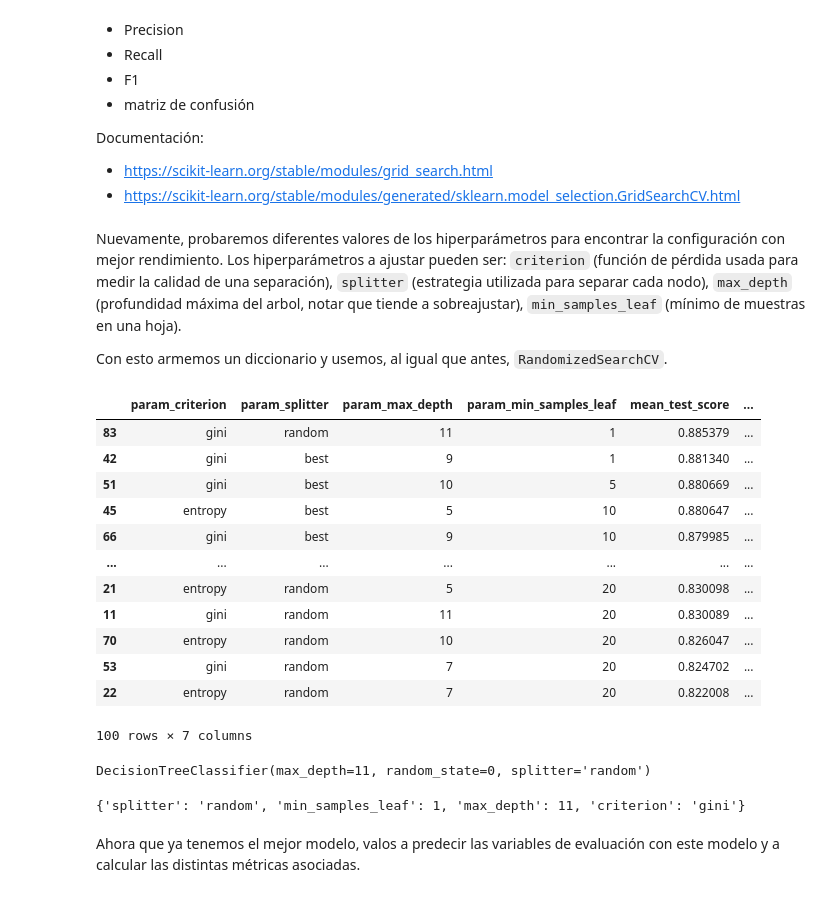
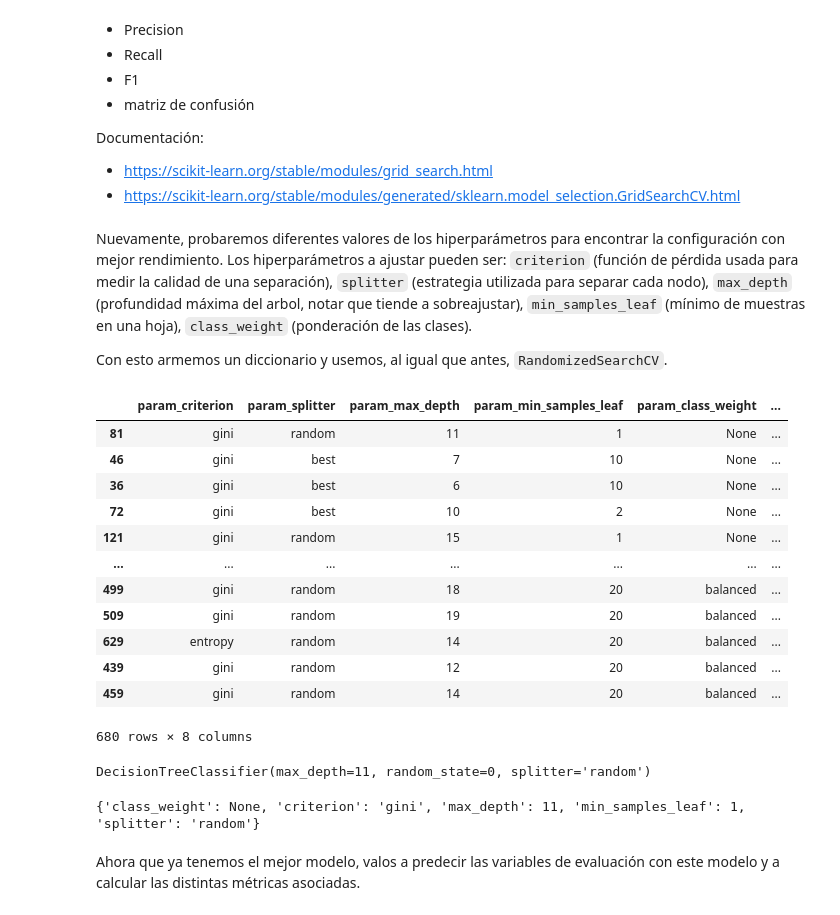
Before and after one commit to gonzaloangaut/DiploDatos, a Jupyter notebook: IAA/Entregables/Lab 2.ipynb, the cells around one changed output. Cells and saved outputs as stored; diff of their text form; code cells hidden in the pictures.

```diff
--- a/IAA/Entregables/Lab 2.ipynb
+++ b/IAA/Entregables/Lab 2.ipynb
@@ -422,7 +423,7 @@ Documentación:
 - https://scikit-learn.org/stable/modules/grid_search.html
 - https://scikit-learn.org/stable/modules/generated/sklearn.model_selection.GridSearchCV.html
 # %% [markdown]
-Nuevamente, probaremos diferentes valores de los hiperparámetros para encontrar la configuración con mejor rendimiento. Los hiperparámetros a ajustar pueden ser: `criterion` (función de pérdida usada para medir la calidad de una separación), `splitter` (estrategia utilizada para separar cada nodo), `max_depth` (profundidad máxima del arbol, notar que tiende a sobreajustar), `min_samples_leaf` (mínimo de muestras en una hoja).
+Nuevamente, probaremos diferentes valores de los hiperparámetros para encontrar la configuración con mejor rendimiento. Los hiperparámetros a ajustar pueden ser: `criterion` (función de pérdida usada para medir la calidad de una separación), `splitter` (estrategia utilizada para separar cada nodo), `max_depth` (profundidad máxima del arbol, notar que tiende a sobreajustar), `min_samples_leaf` (mínimo de muestras en una hoja), `class_weight` (ponderación de las clases).
 
 Con esto armemos un diccionario y usemos, al igual que antes, `RandomizedSearchCV`.
 # %%
@@ -432,52 +433,48 @@ param_dist_tree = {
     'splitter': ['best', 'random'],
     'max_depth': range(3, 20),
     'min_samples_leaf': [1, 2, 5, 10, 20],
+    'class_weight': [None, 'balanced'],
 }
 # %%
+from sklearn.model_selection import GridSearchCV
 # Instanciamos el modelo con semilla fijada a 0 y el resto de los valores por omisión
 model_tree = tree.DecisionTreeClassifier(random_state=0)
 
-# Instanciamos la busqueda de parámetros
-cv_tree = RandomizedSearchCV(
-    model_tree,
-    param_dist_tree,
-    n_iter=100,
-    cv=5,
-    #scoring='f1',
-    random_state=0
-)
+# Instanciamos la busqueda de parámetros en grilla
+cv_tree = GridSearchCV(model_tree, param_dist_tree, cv=5)
 
 # Entrenamos con los datos de entrenamiento
 cv_tree.fit(X_train, y_train);
 # %%
 # Hacemos un DataFrame con los resultados para los intentos
 cv_results_tree = pd.DataFrame(cv_tree.cv_results_)
 
 # Mostrar accuracy media y desviación estándar
 
 cv_results_tree[[
     'param_criterion',
     'param_splitter',
     'param_max_depth',
     'param_min_samples_leaf',
+    'param_class_weight',
     'mean_test_score',
     'std_test_score',
     'rank_test_score'
 ]].sort_values(by='mean_test_score', ascending=False)
 # %% [output]
-|  | param_criterion | param_splitter | param_max_depth | param_min_samples_leaf | mean_test_score | ... |
-| 83 | gini | random | 11 | 1 | 0.885379 | ... |
-| 42 | gini | best | 9 | 1 | 0.881340 | ... |
-| 51 | gini | best | 10 | 5 | 0.880669 | ... |
-| 45 | entropy | best | 5 | 10 | 0.880647 | ... |
-| 66 | gini | best | 9 | 10 | 0.879985 | ... |
+|  | param_criterion | param_splitter | param_max_depth | param_min_samples_leaf | param_class_weight | ... |
+| 81 | gini | random | 11 | 1 | None | ... |
+| 46 | gini | best | 7 | 10 | None | ... |
+| 36 | gini | best | 6 | 10 | None | ... |
+| 72 | gini | best | 10 | 2 | None | ... |
+| 121 | gini | random | 15 | 1 | None | ... |
 | ... | ... | ... | ... | ... | ... | ... |
-| 21 | entropy | random | 5 | 20 | 0.830098 | ... |
-| 11 | gini | random | 11 | 20 | 0.830089 | ... |
-| 70 | entropy | random | 10 | 20 | 0.826047 | ... |
-| 53 | gini | random | 7 | 20 | 0.824702 | ... |
-| 22 | entropy | random | 7 | 20 | 0.822008 | ... |
+| 499 | gini | random | 18 | 20 | balanced | ... |
+| 509 | gini | random | 19 | 20 | balanced | ... |
+| 629 | entropy | random | 14 | 20 | balanced | ... |
+| 439 | gini | random | 12 | 20 | balanced | ... |
+| 459 | gini | random | 14 | 20 | balanced | ... |
-100 rows × 7 columns
+680 rows × 8 columns
 # %%
 # Vemos cual fue el mejor estimador y sus parámetros
 best_model_tree = cv_tree.best_estimator_
@@ -487,7 +484,7 @@ DecisionTreeClassifier(max_depth=11, random_state=0, splitter='random')
 # %%
 print(cv_tree.best_params_)
 # %% [output]
-{'splitter': 'random', 'min_samples_leaf': 1, 'max_depth': 11, 'criterion': 'gini'}
+{'class_weight': None, 'criterion': 'gini', 'max_depth': 11, 'min_samples_leaf': 1, 'splitter': 'random'}
 # %% [markdown]
 Ahora que ya tenemos el mejor modelo, valos a predecir las variables de evaluación con este modelo y a calcular las distintas métricas asociadas.
 # %%
```
Also changed, not shown: parts of 10 cells of this notebook, 1 other file.
